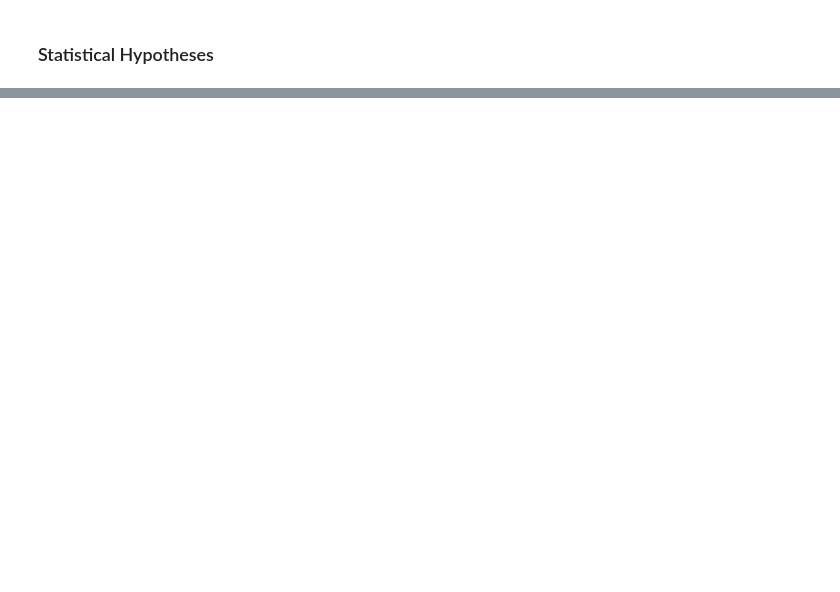
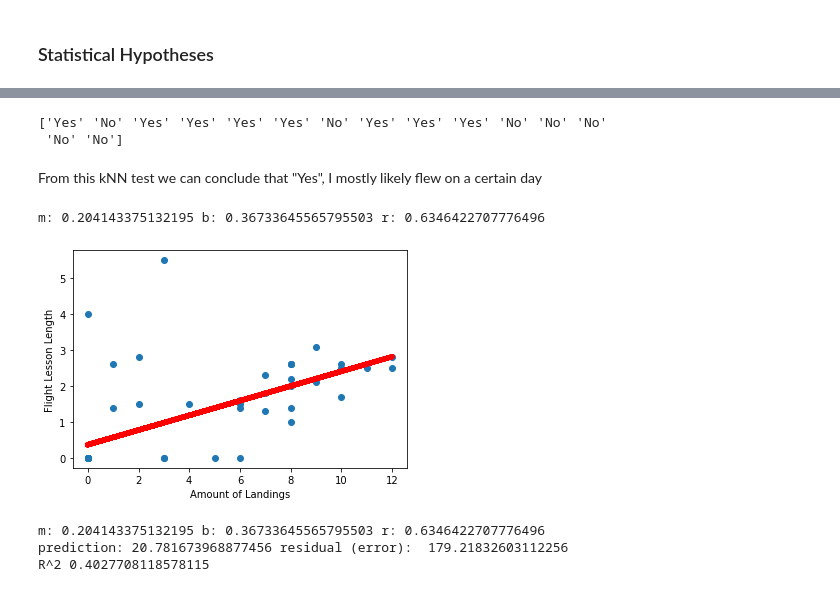
Before and after one commit to jackieaiko/CPSC222FinalProject, a Jupyter notebook: technical_report.ipynb, the cells around one changed output, grey strips where cells are left out. Cells and saved outputs as stored; diff of their text form; code cells hidden in the pictures; blank space fills up the shorter version.

```diff
--- a/technical_report.ipynb
+++ b/technical_report.ipynb
@@ -222,0 +280,52 @@ Reject H0
+# %%
+from sklearn.preprocessing import MinMaxScaler
+from sklearn.neighbors import KNeighborsClassifier
+from sklearn.model_selection import train_test_split
+
+X = merge_df.drop(columns=["Date","Work","Fly and Work","Fly"])
+y = merge_df["Fly"]
+
+scaler = MinMaxScaler()
+X = scaler.fit_transform(X)
+
+X_train, X_test, y_train, y_test = train_test_split(X, y, random_state=0, stratify=y)
+
+knn_clf = KNeighborsClassifier(n_neighbors=3, metric="euclidean")
+knn_clf.fit(X_train, y_train)
+
+y_predicted = knn_clf.predict(X_test)
+print(y_predicted)
+# %% [output]
+['Yes' 'No' 'Yes' 'Yes' 'Yes' 'Yes' 'No' 'Yes' 'Yes' 'Yes' 'No' 'No' 'No'
+ 'No' 'No']
+# %% [markdown]
+From this kNN test we can conclude that "Yes", I mostly likely flew on a certain day
+# %%
+import scipy.stats as stats
+
+x = merge_df["Day Landings"]
+y = merge_df["Dual Received"]
+m, b, r, p_val, std_err = stats.linregress(x, y)
+print("m:", m, "b:", b, "r:", r)
+
+plt.scatter(x, y)
+plt.plot(x, m*x+b, c="red", lw=5)
+plt.xlabel("Amount of Landings")
+plt.ylabel("Flight Lesson Length")
+plt.show()
+# %% [output]
+m: 0.204143375132195 b: 0.36733645565795503 r: 0.6346422707776496
+[figure, added]
+# %%
+m, b, r, p_val, std_err = stats.linregress(x, y)
+print("m:", m, "b:", b, "r:", r)
+
+test_instance = 100
+y_predicted = m * test_instance + b
+print("prediction:", y_predicted, "residual (error): ", 2 * test_instance - y_predicted)
+
+print("R^2", r * r)
+# %% [output]
+m: 0.204143375132195 b: 0.36733645565795503 r: 0.6346422707776496
+prediction: 20.781673968877456 residual (error):  179.21832603112256
+R^2 0.4027708118578115
```
Also changed, not shown: parts of 27 cells of this notebook, 7 other files.
